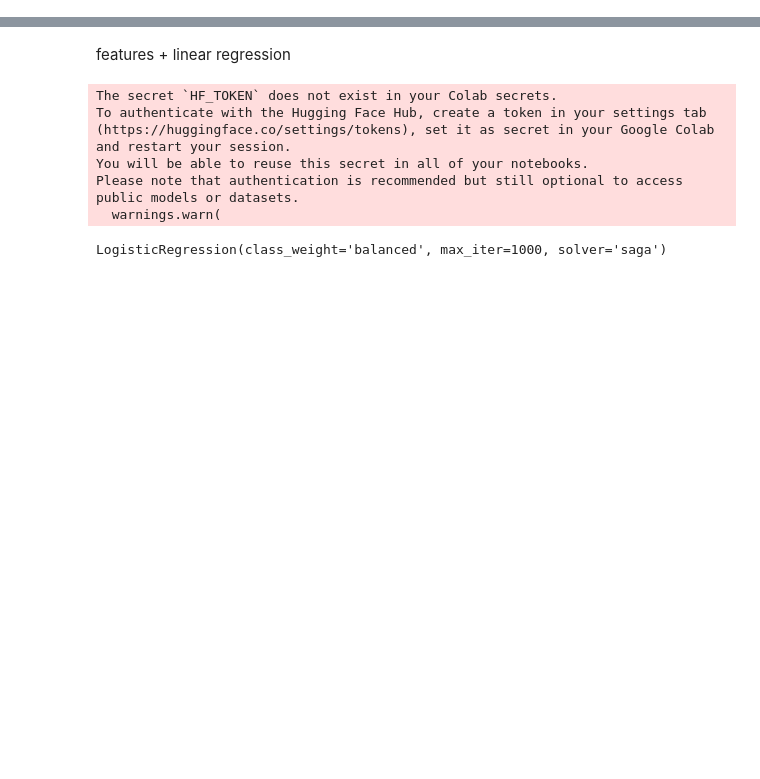
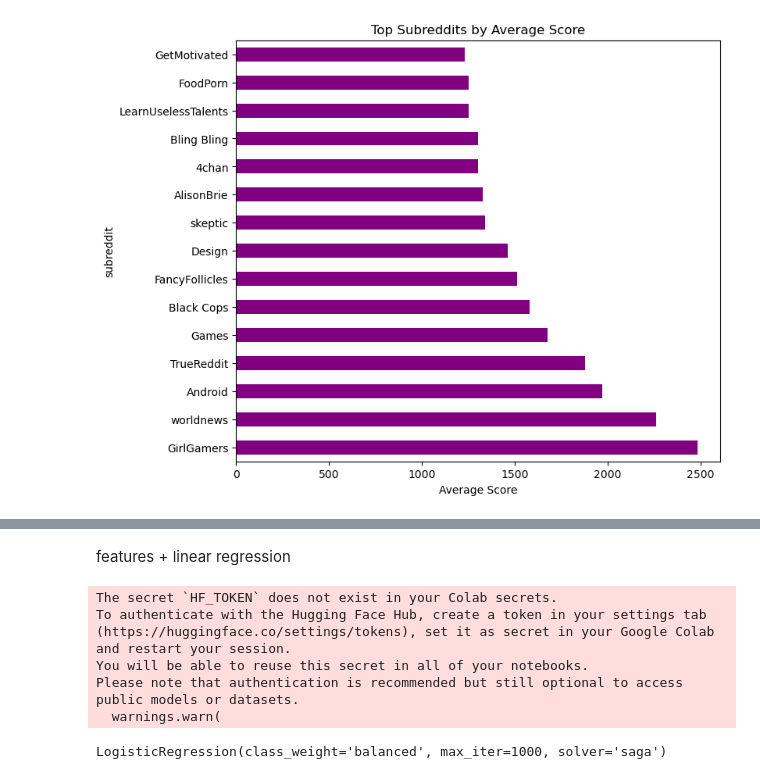
Before and after one commit to archxta/cse158assignment2, a Jupyter notebook: assignment2_model.ipynb, the cells around one changed output, grey strips where cells are left out. Cells and saved outputs as stored; diff of their text form; code cells hidden in the pictures; blank space fills up the shorter version.

```diff
--- a/assignment2_model.ipynb
+++ b/assignment2_model.ipynb
@@ -0,0 +140,9 @@
+# %%
+df.groupby('subreddit')['score'].mean().sort_values(ascending=False).head(15).plot(
+    kind='barh', figsize=(8,7), color='purple'
+)
+plt.title("Top Subreddits by Average Score")
+plt.xlabel("Average Score")
+plt.show()
+# %% [output]
+[figure, added]
```
Also changed, not shown: parts of 21 cells of this notebook.
